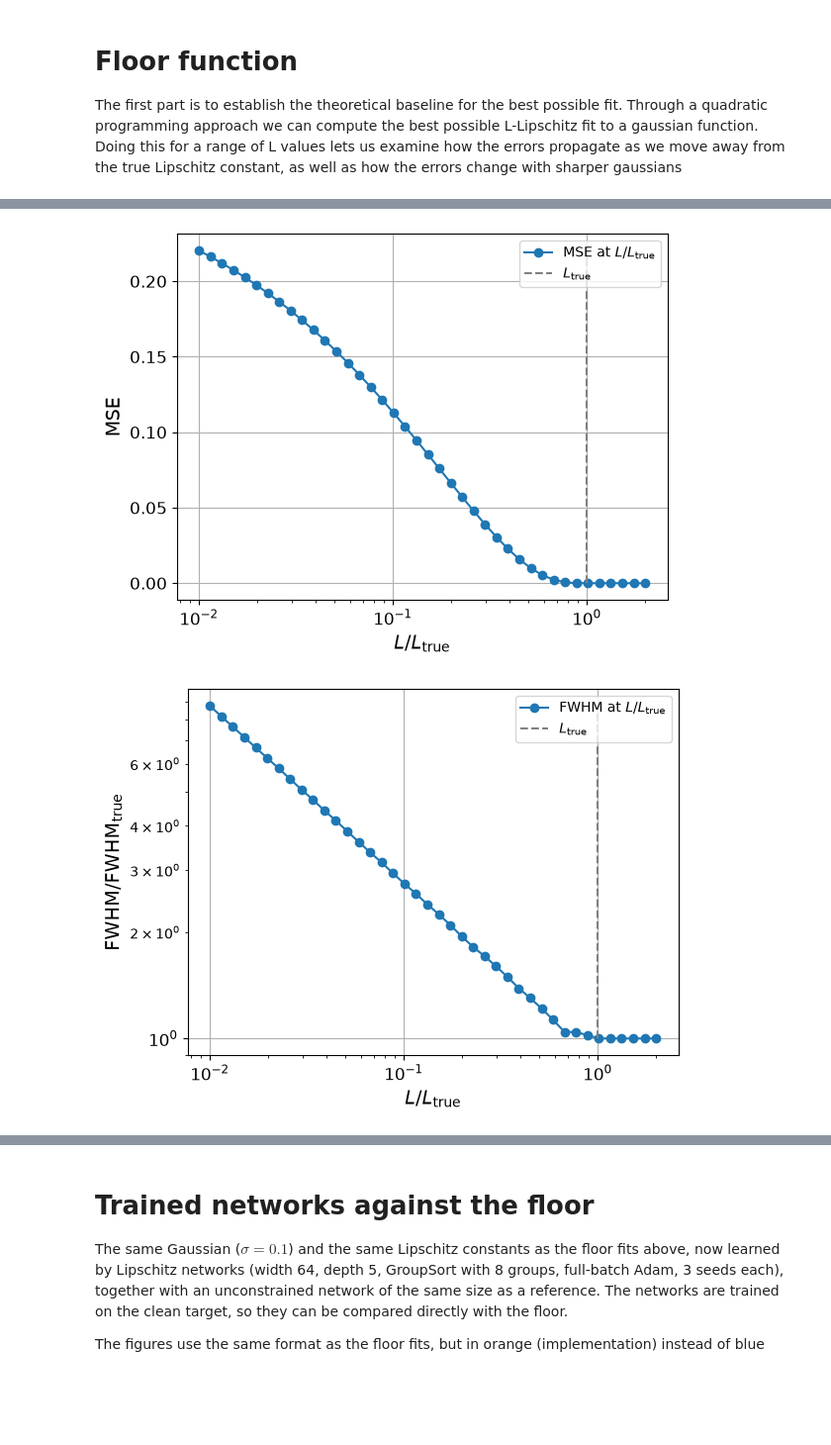
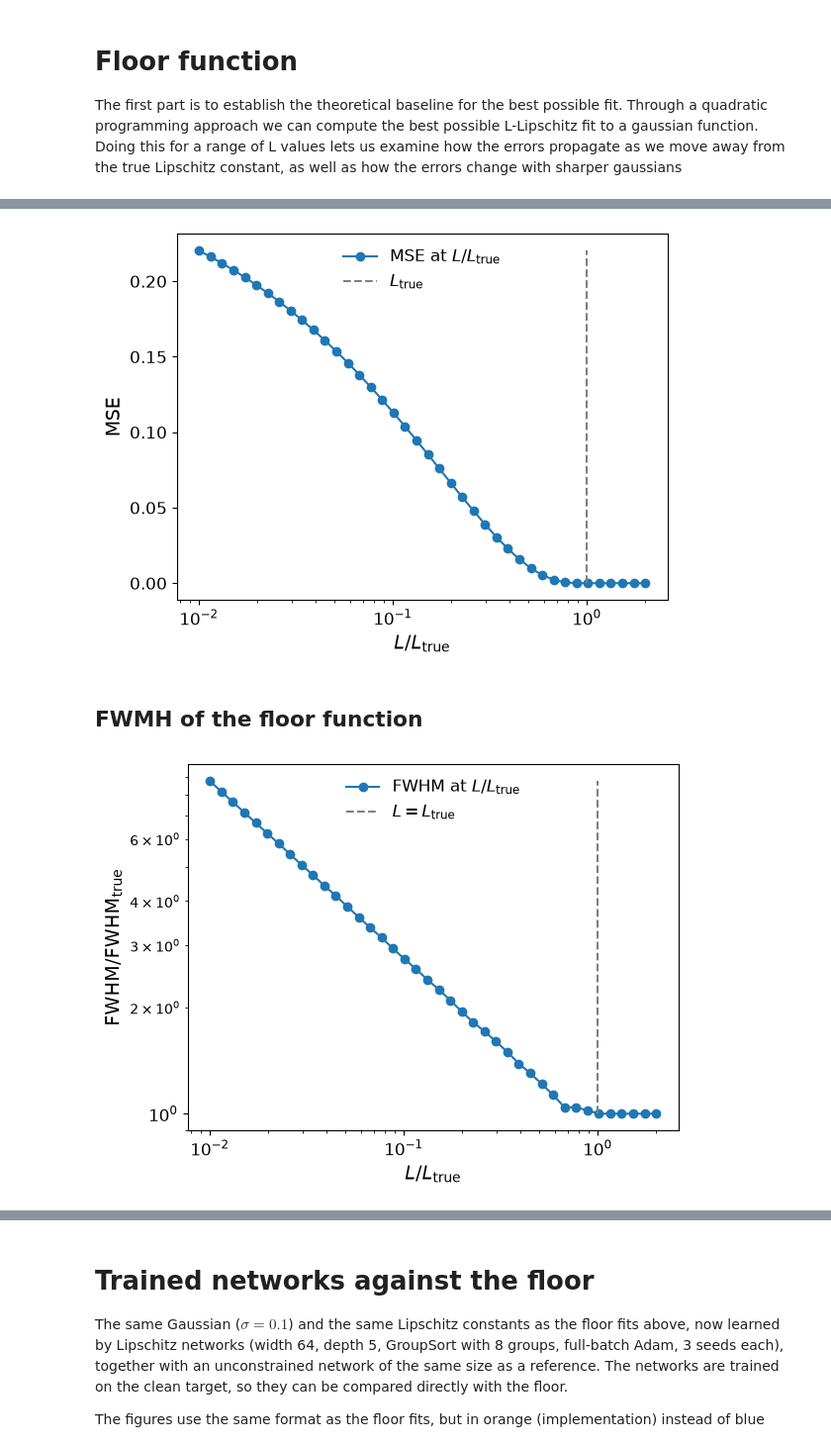
Before and after one commit to emilbkvamme/lipschitz-networks, a Jupyter notebook: Lipschitz_concept/Toy_gaussian.ipynb, the cells around one changed output, grey strips where cells are left out. Shown at 99% size. Saved outputs shown, nothing was run; the diff lists cells and outputs as text; code cells hidden in the pictures; blank space fills up the shorter version.

```diff
--- a/Lipschitz_concept/Toy_gaussian.ipynb
+++ b/Lipschitz_concept/Toy_gaussian.ipynb
@@ -110,36 +222,39 @@ AttributeError: 'dict_values' object has no attribute 'array'
 # %%
+# Plotting the MSE of the best Lipschitz fit as a function of L
 MSE_floors = list(MSE_dict.values())
-plt.plot(L_scan/L_true, MSE_floors, '-o', label='MSE at $L/L_{\\text{true}}$')
-plt.vlines(1.0, ymin=min(MSE_floors), ymax=max(MSE_floors), colors='grey', linestyles='dashed', label='$L_{\\text{true}}$')
+plt.plot(L_scan/L_true, MSE_floors, '-o', label='${\\mathrm{MSE}}$ at $L/L_{\\mathrm{true}}$')
+plt.vlines(1.0, ymin=min(MSE_floors), ymax=max(MSE_floors), colors='grey', linestyles='dashed', label='$L_{\\mathrm{true}}$')
 plt.xscale('log')
 #plt.yscale('log')
 plt.xlabel(r'$L / L_{\text{true}}$', fontsize=14)
 plt.ylabel('MSE', fontsize=14)
 plt.xticks(fontsize=12)
 plt.yticks(fontsize=12)
-plt.grid()
+#plt.grid()
 #plt.title('MSE of Best L-Lipschitz Fit vs. Lipschitz Constant')
-plt.legend()
-#plt.savefig('Plots/gaussian_lipschitz_floor.pdf')
+plt.legend(fontsize=12, frameon=False, loc="upper center")
+plt.savefig('Plots/Toy/Gaussian_MSE_floors.pdf')
 plt.show()
 # %% [output]
-[figure, old version]
+[figure, new version]
+# %% [markdown]
+## FWMH of the floor function
 # %%
-# Plotting the FWHM of the different fits
+# Plotting the FWHM of the best Lipschitz fit as a function of L
 FWHM_values = [FWHM_calculation(x_gaussian_linspace, floor_dict[str(L)]) for L in L_scan]
 FWHM_true = FWHM_calculation(x_gaussian_linspace.detach().numpy(), y_gaussian_linspace.detach().numpy())
-plt.plot(L_scan/L_true, FWHM_values/FWHM_true, '-o', label='FWHM at $L/L_{\\text{true}}$')
-plt.vlines(1.0, ymin=min(FWHM_values/FWHM_true), ymax=max(FWHM_values/FWHM_true), colors='grey', linestyles='dashed', label='$L_{\\text{true}}$')
+plt.plot(L_scan/L_true, FWHM_values/FWHM_true, '-o', label='${\\mathrm{FWHM}}$ at $L/L_{\\mathrm{true}}$')
+plt.vlines(1.0, ymin=min(FWHM_values/FWHM_true), ymax=max(FWHM_values/FWHM_true), colors='grey', linestyles='dashed', label='$L=L_{\\mathrm{true}}$')
 plt.xscale('log')
 plt.yscale('log')
 plt.xlabel(r'$L / L_{\text{true}}$', fontsize=14)
 plt.ylabel(r'$\text{FWHM}/\text{FWHM}_{\text{true}}$', fontsize=14)
 plt.xticks(fontsize=12)
 plt.yticks(fontsize=12)
-plt.grid()
+#plt.grid()
 #plt.title('FWHM of Best L-Lipschitz Fit vs. Lipschitz Constant')
-plt.legend()
-#plt.savefig('Plots/gaussian_lipschitz_floor_FWHM.pdf')
+plt.legend(loc='upper center',fontsize=12, frameon=False)
+plt.savefig('Plots/Toy/Gaussian_FWHM_floors.pdf')
 plt.show()
 # %% [output]
-[figure, old version]
+[figure, new version]
```
Also changed, not shown: parts of 56 cells of this notebook, 1 other file.
